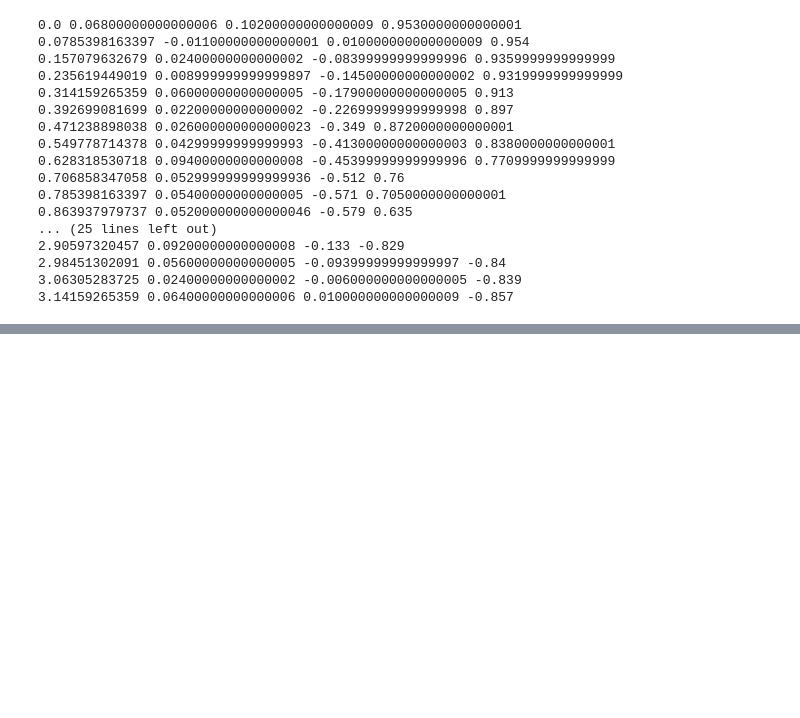
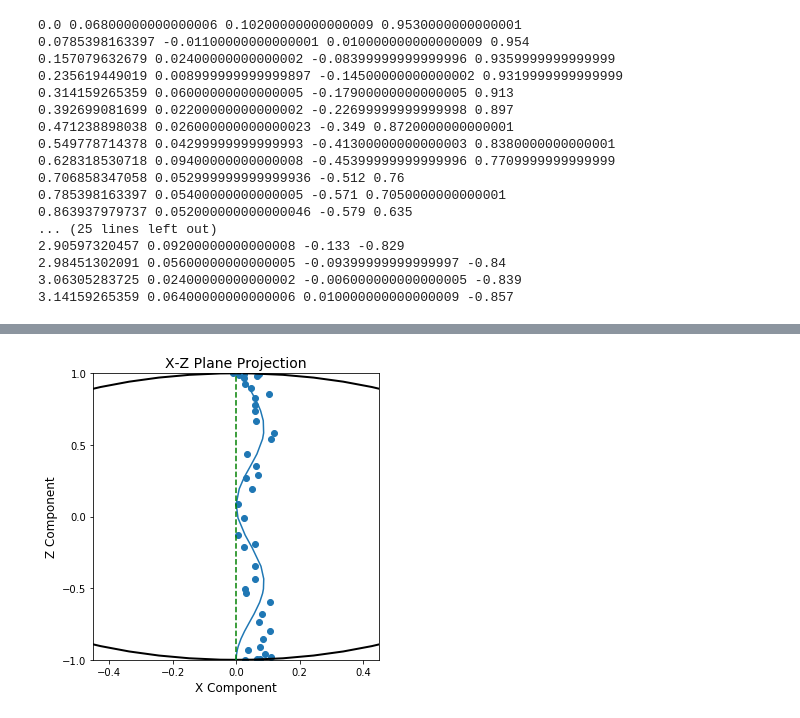
Before and after one commit to singular-value/optimizations_via_openpulse, a Jupyter notebook: DRAG_Dephasings.ipynb, the cells around one changed output, grey strips where cells are left out. Cells and saved outputs as stored; diff of their text form; code cells hidden in the pictures; blank space fills up the shorter version.

```diff
--- a/DRAG_Dephasings.ipynb
+++ b/DRAG_Dephasings.ipynb
@@ -106,0 +173,21 @@ from qiskit.ignis.mitigation import measurement
+# %%
+fig, ax = plt.subplots(figsize=(5.15, 5.27))
+plt.gcf().subplots_adjust(left=0.13)
+plt.scatter(xs, zs)
+plt.axis([-0.45, 0.45, -1, 1])
+plt.plot(fit_xs, zs)
+plt.xlabel('X Component', fontsize=12)
+plt.ylabel('Z Component', fontsize=12)
+plt.title('X-Z Plane Projection', fontsize=14)
+plt.xticks([-0.4, -0.2, 0, .2, .4])
+plt.yticks([-1, -.5, 0, .5, 1])
+
+plt.plot([0, 0], [-1, 1], 'g--')
+
+circle1 = plt.Circle((0, 0), 1, fill=False, linewidth=2)
+plt.gcf().gca().add_artist(circle1)
+
+
+plt.savefig('Figures/drag_trajectory_2d.svg')
+# %% [output]
+[figure, added]
```
Also changed, not shown: parts of 5 cells of this notebook, 4 other files.
